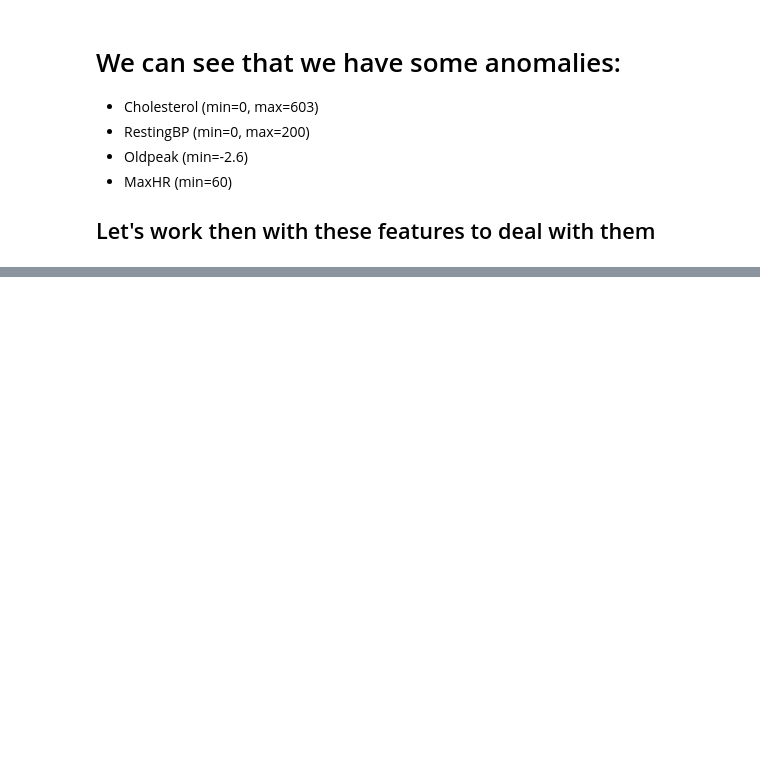
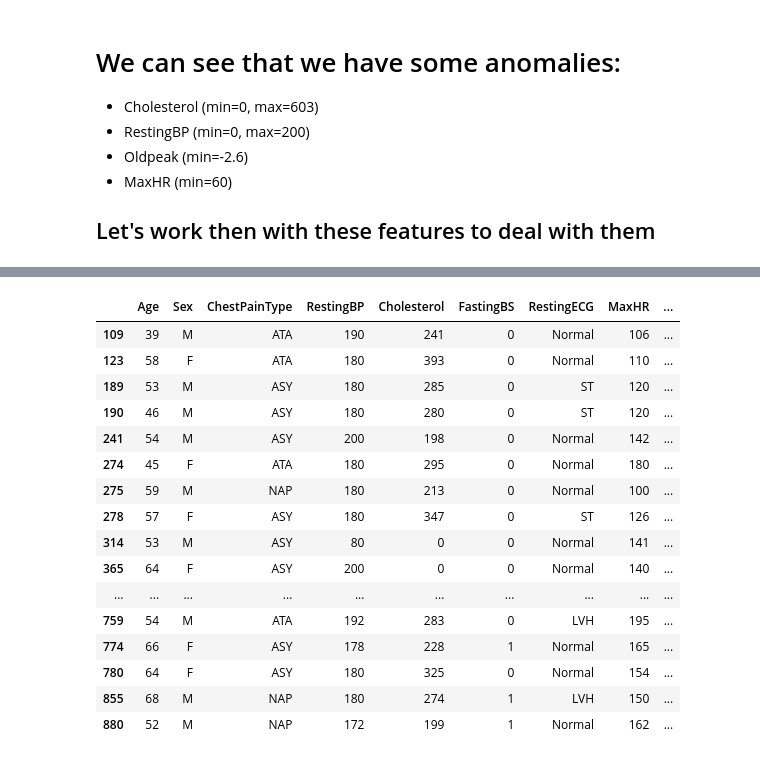
Before and after one commit to Sanjouk/IA01-Project, a Jupyter notebook: src/project.ipynb, the cells around one changed output, grey strips where cells are left out. Saved outputs shown, nothing was run; the diff lists cells and outputs as text; code cells hidden in the pictures; blank space fills up the shorter version.

```diff
--- a/src/project.ipynb
+++ b/src/project.ipynb
@@ -86,0 +98,25 @@ heart_data.describe()
+# %%
+Q1 = heart_data['RestingBP'].quantile(0.25)
+Q3 = heart_data['RestingBP'].quantile(0.75)
+IQR = Q3 - Q1
+lower = Q1 - 1.5 * IQR
+upper = Q3 + 1.5 * IQR
+heart_data[ (heart_data['RestingBP'] < lower) | (heart_data['RestingBP'] > upper) ]
+# %% [output]
+|  | Age | Sex | ChestPainType | RestingBP | Cholesterol | FastingBS | RestingECG | MaxHR | ... |
+| 109 | 39 | M | ATA | 190 | 241 | 0 | Normal | 106 | ... |
+| 123 | 58 | F | ATA | 180 | 393 | 0 | Normal | 110 | ... |
+| 189 | 53 | M | ASY | 180 | 285 | 0 | ST | 120 | ... |
+| 190 | 46 | M | ASY | 180 | 280 | 0 | ST | 120 | ... |
+| 241 | 54 | M | ASY | 200 | 198 | 0 | Normal | 142 | ... |
+| 274 | 45 | F | ATA | 180 | 295 | 0 | Normal | 180 | ... |
+| 275 | 59 | M | NAP | 180 | 213 | 0 | Normal | 100 | ... |
+| 278 | 57 | F | ASY | 180 | 347 | 0 | ST | 126 | ... |
+| 314 | 53 | M | ASY | 80 | 0 | 0 | Normal | 141 | ... |
+| 365 | 64 | F | ASY | 200 | 0 | 0 | Normal | 140 | ... |
+| ... | ... | ... | ... | ... | ... | ... | ... | ... | ... |
+| 759 | 54 | M | ATA | 192 | 283 | 0 | LVH | 195 | ... |
+| 774 | 66 | F | ASY | 178 | 228 | 1 | Normal | 165 | ... |
+| 780 | 64 | F | ASY | 180 | 325 | 0 | Normal | 154 | ... |
+| 855 | 68 | M | NAP | 180 | 274 | 1 | LVH | 150 | ... |
+| 880 | 52 | M | NAP | 172 | 199 | 1 | Normal | 162 | ... |
```
Also changed, not shown: parts of 6 cells of this notebook.
